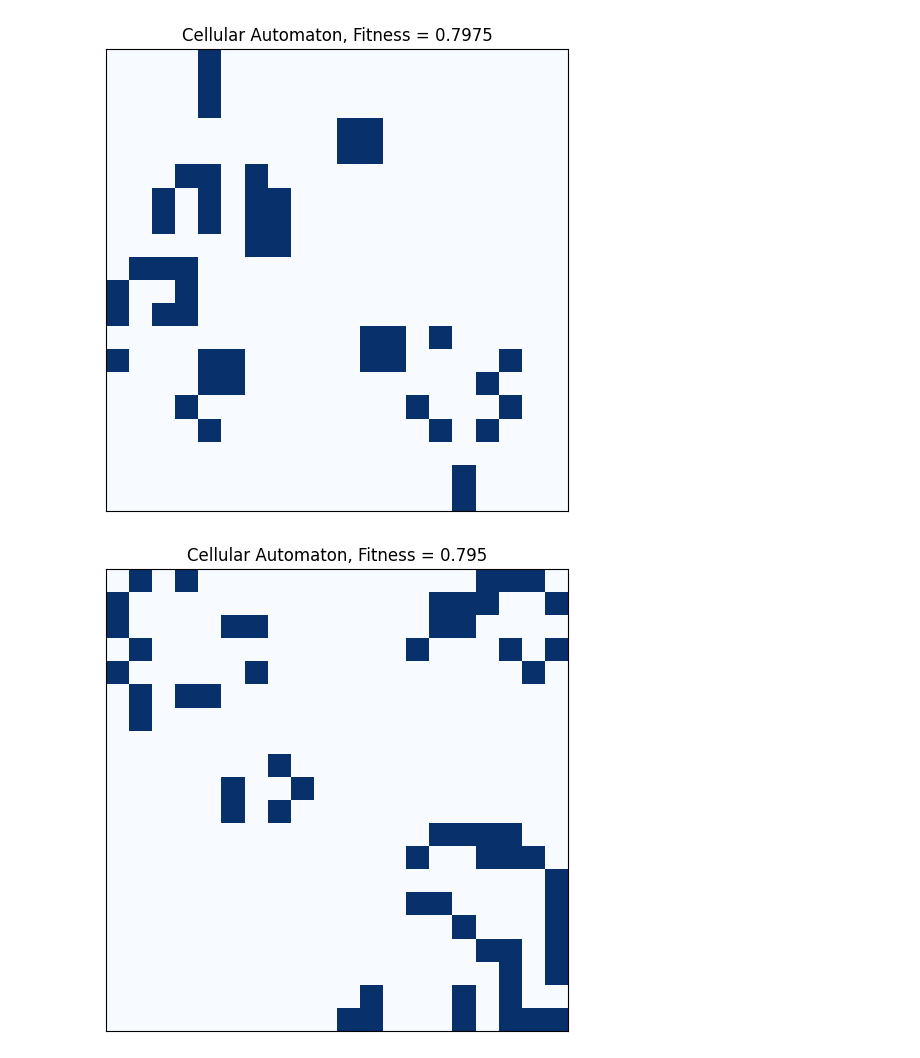
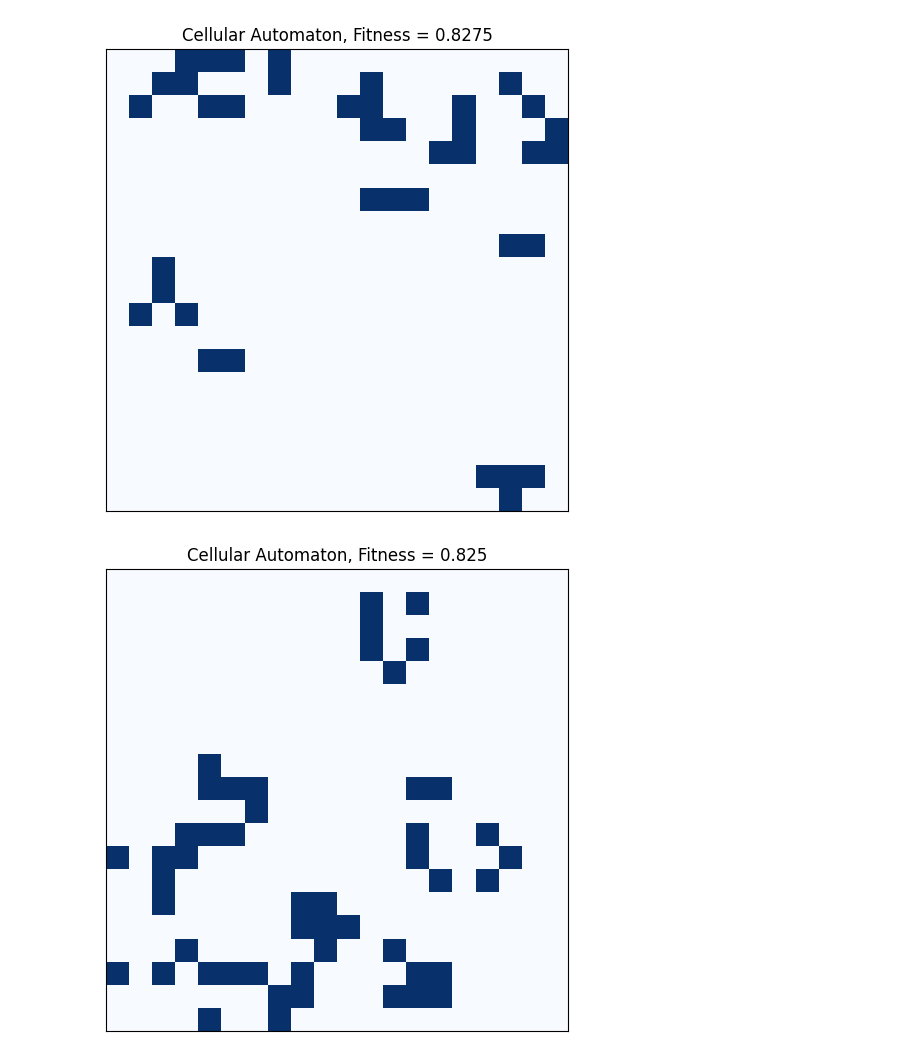
Before and after one commit to ashfaq1701/ca-project, a Jupyter notebook: src/gol/notebooks/ga_playground.ipynb, the cells around one changed output. Drawn from its saved outputs; the diff is of its cells as text; code cells hidden in the pictures.

```diff
--- a/src/gol/notebooks/ga_playground.ipynb
+++ b/src/gol/notebooks/ga_playground.ipynb
@@ -33,2 +32,5 @@ def generate_problem():
 # %%
-init_board, target = generate_problem()
+from visualize import visualize_current_state
+
+ca = prepare_board(20, 20, 5)
+visualize_current_state(ca)
@@ -39,13 +39,13 @@ visualize_current_state(target)
 # %%
 ga = GAGol(
-    target=target.board,
+    target=ca.board,
     population_size=200,
-    n_generations=1000,
-    crossover_rate=0.6,
+    n_generations=500,
+    crossover_rate=0.5,
     mutation_rate=0.1,
     retention_rate=0.6,
     random_selection_rate=0.05,
-    steps=3
+    steps=5
 )
 # %%
 ga.evolution()
@@ -71,6 +71,6 @@ Generation 999: Best fitness 0.85
 top_performing_cas = ga.get_top_n_fittest_individuals(3)
 # %%
 for ca_item in top_performing_cas:
-    evolved_board = ca_item['individual'].evolve(3)
+    evolved_board = ca_item['individual'].evolve(5)
     visualize_current_state(evolved_board, ca_item['fitness'])
 # %% [output]
@@ -78,2 +78,2 @@ for ca_item in top_performing_cas:
-[figure, old version]
+[figure, new version]
-[figure, old version]
+[figure, new version]
```
Also changed, not shown: parts of 6 cells of this notebook, 8 other files.
